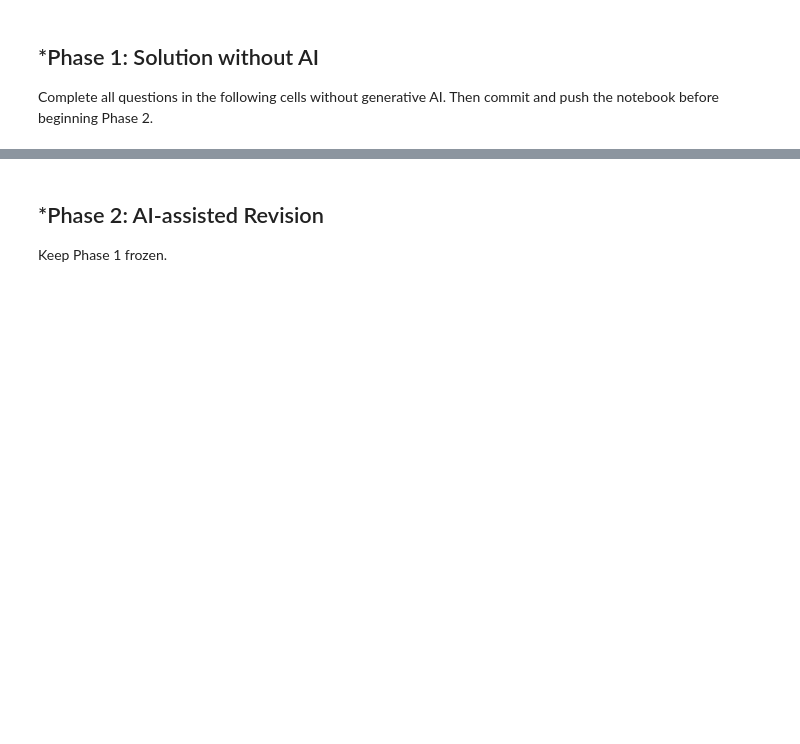
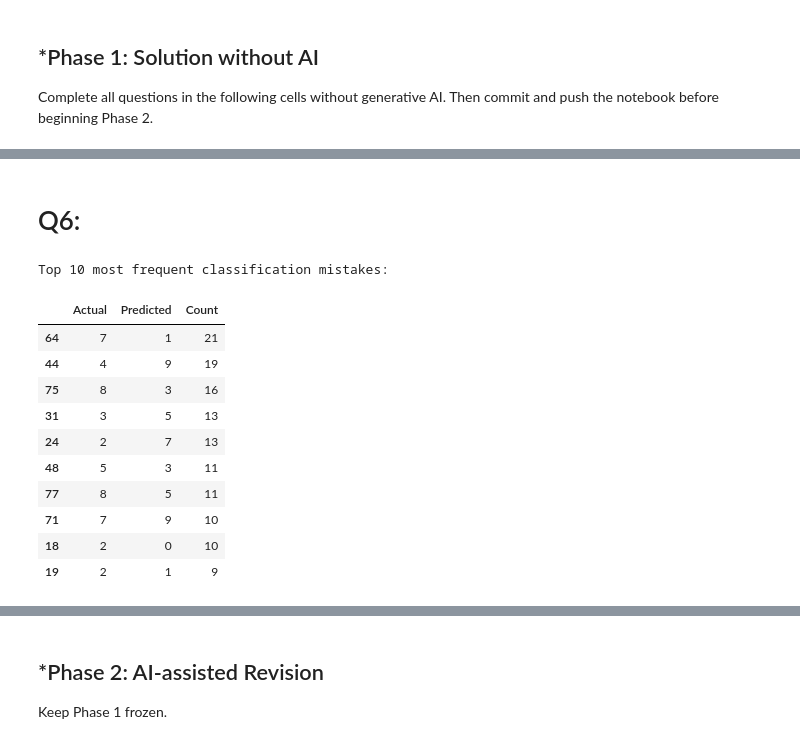
Before and after one commit to Brustachio/L01-cv, a Jupyter notebook: notebook.ipynb, the cells around one changed output, grey strips where cells are left out. Cells and saved outputs as stored; diff of their text form; code cells hidden in the pictures; blank space fills up the shorter version.

```diff
--- a/notebook.ipynb
+++ b/notebook.ipynb
@@ -47,0 +289,30 @@ notebook before beginning Phase 2.
+# %% [markdown]
+# Q6:
+# %%
+# extract off-diagonal entries from the confusion matrix to see the most common mistakes
+mistakes = []
+for actual in conf_matrix.index:
+  for predicted in conf_matrix.columns:
+    if actual != predicted:
+      mistakes.append({
+          'Actual': actual,
+          'Predicted': predicted,
+          'Count': conf_matrix.loc[actual, predicted],
+      })
+
+mistakes_df = pd.DataFrame(mistakes).sort_values(by='Count', ascending=False)
+print('Top 10 most frequent classification mistakes:')
+display(mistakes_df.head(10))
+# %% [output]
+Top 10 most frequent classification mistakes:
+|  | Actual | Predicted | Count |
+| 64 | 7 | 1 | 21 |
+| 44 | 4 | 9 | 19 |
+| 75 | 8 | 3 | 16 |
+| 31 | 3 | 5 | 13 |
+| 24 | 2 | 7 | 13 |
+| 48 | 5 | 3 | 11 |
+| 77 | 8 | 5 | 11 |
+| 71 | 7 | 9 | 10 |
+| 18 | 2 | 0 | 10 |
+| 19 | 2 | 1 | 9 |
```
Also changed, not shown: parts of 19 cells of this notebook.
